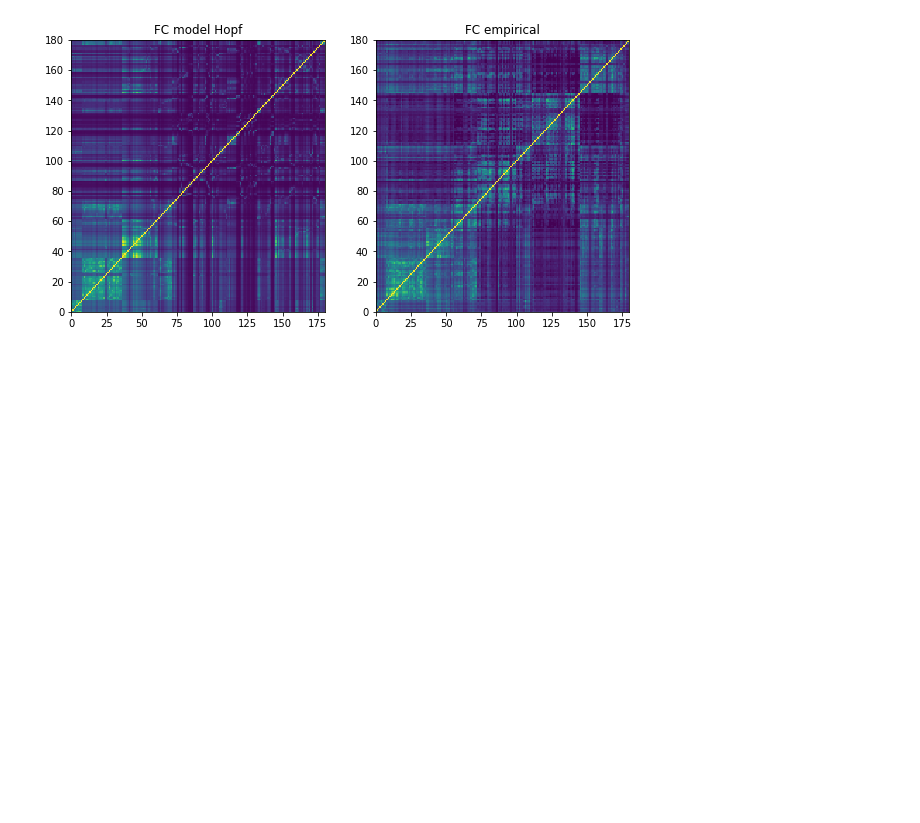
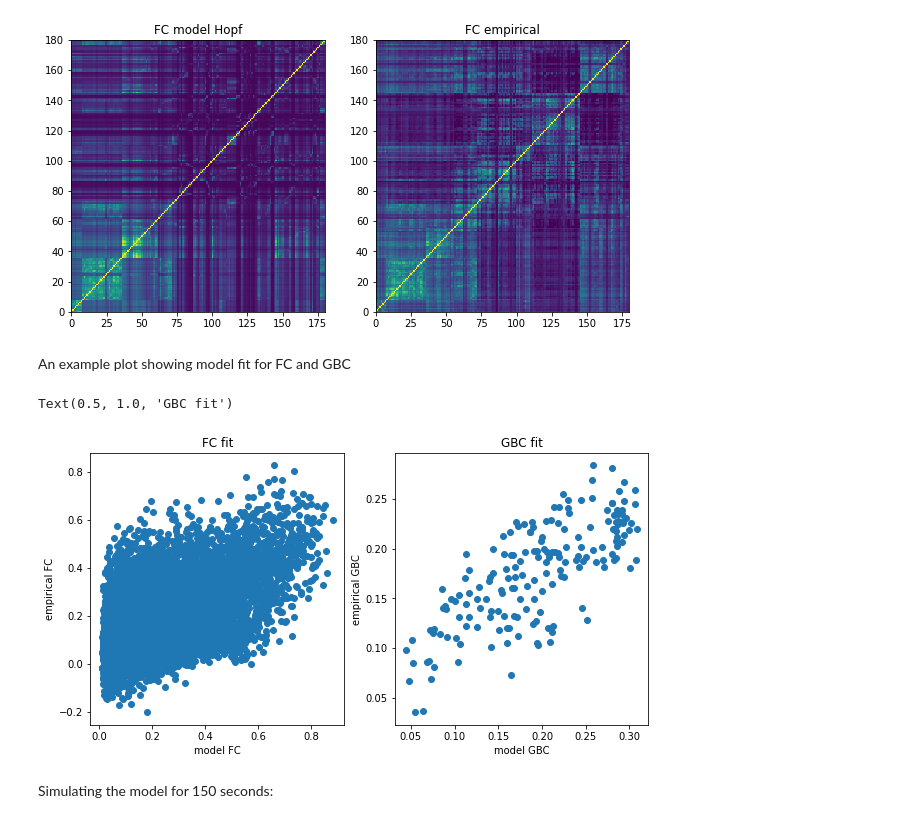
Before and after one commit to murat-demirtas/pylib, a Jupyter notebook: Demo_Model fitting.ipynb, the cells around one changed output. Cells and saved outputs as stored; diff of their text form; code cells hidden in the pictures; blank space fills up the shorter version.

Commit message:
model simulation examples

```diff
--- a/Demo_Model fitting.ipynb
+++ b/Demo_Model fitting.ipynb
@@ -133,3 +133,20 @@ ax[1].set_title('FC empirical')
 # %% [output]
 Text(0.5, 1.0, 'FC empirical')
 [figure]
+# %% [markdown]
+An example plot showing model fit for FC and GBC
+# %%
+f, ax = plt.subplots(1, 2, figsize = (10, 5))
+ax[0].scatter(subdiag(dmf_sample.corr_bold), subdiag(fc_hcp))
+ax[0].set_ylabel('empirical FC')
+ax[0].set_xlabel('model FC')
+ax[0].set_title('FC fit')
+ax[1].scatter(dmf_sample.corr_bold.mean(1), fc_hcp.mean(1))
+ax[1].set_ylabel('empirical GBC')
+ax[1].set_xlabel('model GBC')
+ax[1].set_title('GBC fit')
+# %% [output]
+Text(0.5, 1.0, 'GBC fit')
+[figure, added]
+# %% [markdown]
+Simulating the model for 150 seconds:
```
Also changed, not shown: parts of 8 cells of this notebook.
